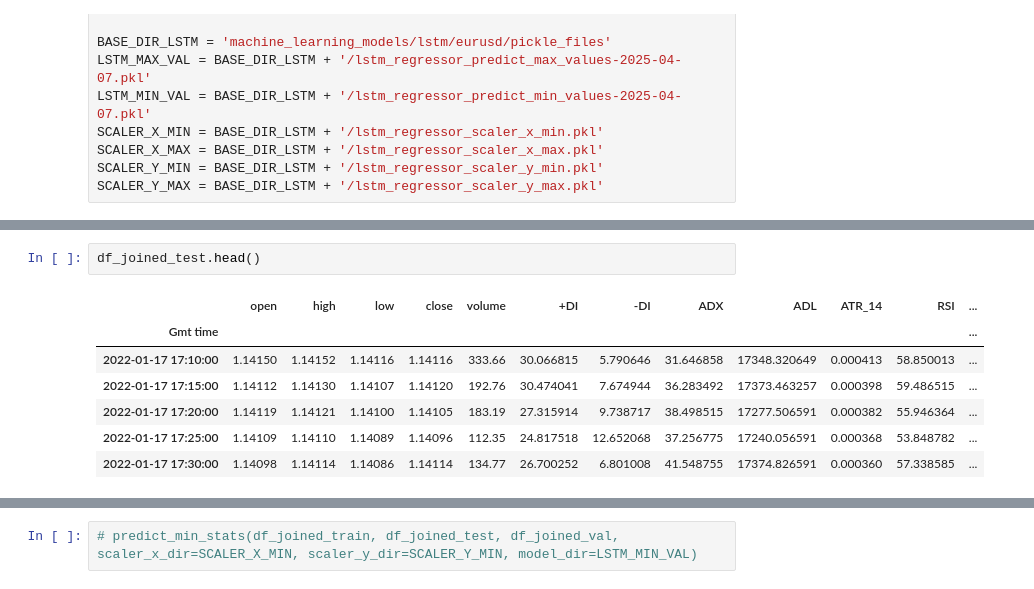
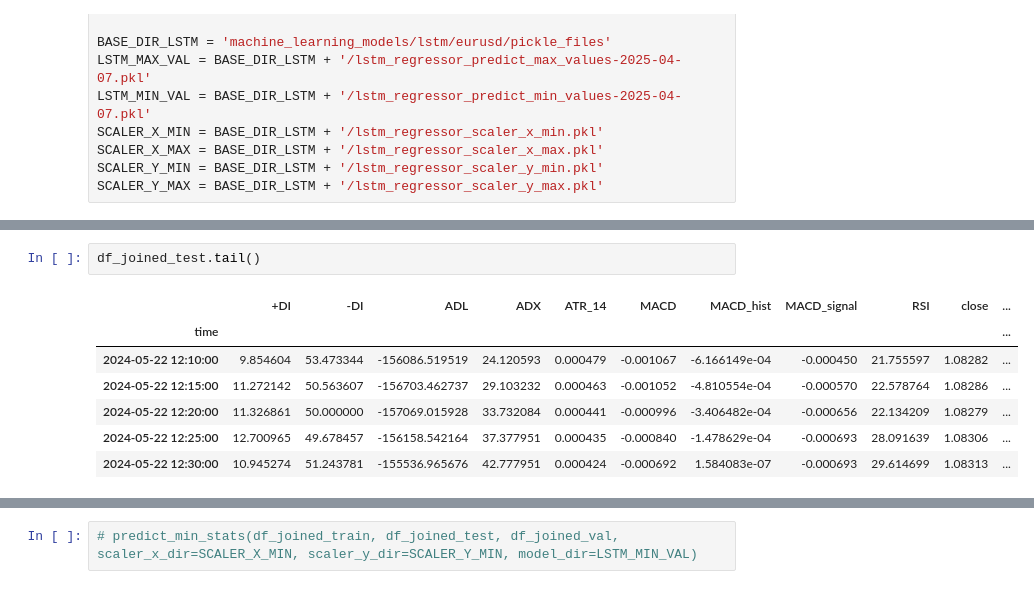
Before and after one commit to maratgaliulin/python_algo_ai, a Jupyter notebook: test.ipynb, the cells around one changed output, grey strips where cells are left out. Drawn from its saved outputs; the diff is of its cells as text.

```diff
--- a/test.ipynb
+++ b/test.ipynb
@@ -76,10 +47,10 @@ df_joined_train.head()
 # %%
-df_joined_test.head()
+df_joined_test.tail()
 # %% [output]
-|  | open | high | low | close | volume | +DI | -DI | ADX | ADL | ATR_14 | RSI | ... |
-| Gmt time |  |  |  |  |  |  |  |  |  |  |  | ... |
-| 2022-01-17 17:10:00 | 1.14150 | 1.14152 | 1.14116 | 1.14116 | 333.66 | 30.066815 | 5.790646 | 31.646858 | 17348.320649 | 0.000413 | 58.850013 | ... |
-| 2022-01-17 17:15:00 | 1.14112 | 1.14130 | 1.14107 | 1.14120 | 192.76 | 30.474041 | 7.674944 | 36.283492 | 17373.463257 | 0.000398 | 59.486515 | ... |
-| 2022-01-17 17:20:00 | 1.14119 | 1.14121 | 1.14100 | 1.14105 | 183.19 | 27.315914 | 9.738717 | 38.498515 | 17277.506591 | 0.000382 | 55.946364 | ... |
-| 2022-01-17 17:25:00 | 1.14109 | 1.14110 | 1.14089 | 1.14096 | 112.35 | 24.817518 | 12.652068 | 37.256775 | 17240.056591 | 0.000368 | 53.848782 | ... |
-| 2022-01-17 17:30:00 | 1.14098 | 1.14114 | 1.14086 | 1.14114 | 134.77 | 26.700252 | 6.801008 | 41.548755 | 17374.826591 | 0.000360 | 57.338585 | ... |
+|  | +DI | -DI | ADL | ADX | ATR_14 | MACD | MACD_hist | MACD_signal | RSI | close | ... |
+| time |  |  |  |  |  |  |  |  |  |  | ... |
+| 2024-05-22 12:10:00 | 9.854604 | 53.473344 | -156086.519519 | 24.120593 | 0.000479 | -0.001067 | -6.166149e-04 | -0.000450 | 21.755597 | 1.08282 | ... |
+| 2024-05-22 12:15:00 | 11.272142 | 50.563607 | -156703.462737 | 29.103232 | 0.000463 | -0.001052 | -4.810554e-04 | -0.000570 | 22.578764 | 1.08286 | ... |
+| 2024-05-22 12:20:00 | 11.326861 | 50.000000 | -157069.015928 | 33.732084 | 0.000441 | -0.000996 | -3.406482e-04 | -0.000656 | 22.134209 | 1.08279 | ... |
+| 2024-05-22 12:25:00 | 12.700965 | 49.678457 | -156158.542164 | 37.377951 | 0.000435 | -0.000840 | -1.478629e-04 | -0.000693 | 28.091639 | 1.08306 | ... |
+| 2024-05-22 12:30:00 | 10.945274 | 51.243781 | -155536.965676 | 42.777951 | 0.000424 | -0.000692 | 1.584083e-07 | -0.000693 | 29.614699 | 1.08313 | ... |
```
Also changed, not shown: parts of 5 cells of this notebook, 2 other files.
